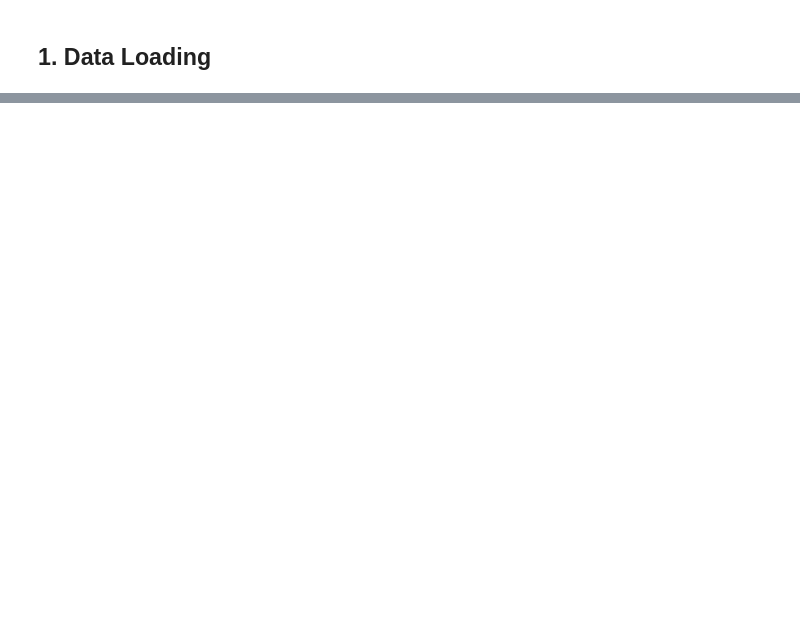
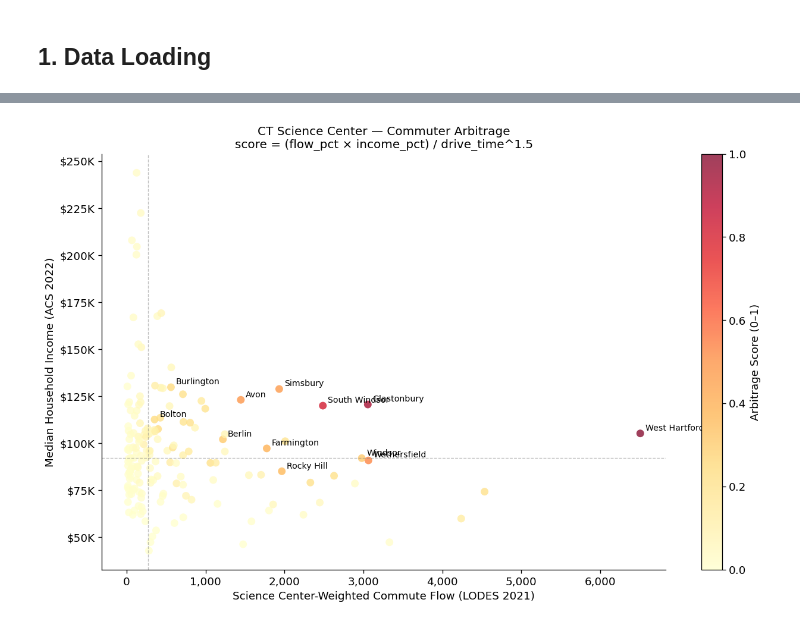
Before and after one commit to gtougs/ct-town-personas, a Jupyter notebook: posts/post_05_commuter_arbitrage.ipynb, the cells around one changed output, grey strips where cells are left out. Drawn from its saved outputs; the diff is of its cells as text; code cells hidden in the pictures; blank space fills up the shorter version.

```diff
--- a/posts/post_05_commuter_arbitrage.ipynb
+++ b/posts/post_05_commuter_arbitrage.ipynb
@@ -371,0 +459,18 @@ out_df
+# %%
+unique_rows = []
+for k in keys:
+    others = set().union(*[top15_sets[ok] for ok in keys if ok != k])
+    unique = sorted(top15_sets[k] - others)
+    unique_rows.append({
+        'attraction_key': k,
+        'display_name': ATTRACTIONS[k]['display_name'],
+        'unique_towns': ', '.join(unique) if unique else '(none)',
+        'unique_count': len(unique),
+    })
+
+unique_df = pd.DataFrame(unique_rows).sort_values('unique_count', ascending=False)
+unique_df.to_csv(COMP_DIR / 'unique_signal_towns.csv', index=False)
+
+print('Unique signal towns per attraction (towns in top-15 of ONLY this attraction):\n')
+for _, row in unique_df.iterrows():
+    print(f"  {row['display_name']:35s}  {row['unique_count']:2d}  {row['unique_towns']}")
@@ -371,0 +620,28 @@ out_df
+# %%
+sci = results['ct_science_center']
+
+plot_df = sci.dropna(subset=['median_household_income'])
+fig, ax = plt.subplots(figsize=(11, 7))
+sc = ax.scatter(
+    plot_df['weighted_flow'], plot_df['median_household_income'],
+    c=plot_df['arbitrage_score'], cmap='YlOrRd', s=60, alpha=0.75, edgecolors='none',
+)
+plt.colorbar(sc, ax=ax, label='Arbitrage Score (0–1)')
+
+for _, row in sci.dropna(subset=['median_household_income']).nlargest(12, 'arbitrage_score').iterrows():
+    ax.annotate(row['town'], (row['weighted_flow'], row['median_household_income']),
+                fontsize=8.5, xytext=(5, 3), textcoords='offset points')
+
+ax.set_xlabel('Science Center-Weighted Commute Flow (LODES 2021)')
+ax.set_ylabel('Median Household Income (ACS 2022)')
+ax.set_title('CT Science Center — Commuter Arbitrage\n'
+             'score = (flow_pct × income_pct) / drive_time^1.5', fontsize=12)
+ax.xaxis.set_major_formatter(mticker.FuncFormatter(lambda x, _: f'{int(x):,}'))
+ax.yaxis.set_major_formatter(mticker.FuncFormatter(lambda x, _: f'${int(x/1000)}K'))
+ax.axvline(plot_df['weighted_flow'].median(), color='gray', lw=0.8, ls='--', alpha=0.5)
+ax.axhline(plot_df['median_household_income'].median(), color='gray', lw=0.8, ls='--', alpha=0.5)
+plt.tight_layout()
+plt.savefig(PROCESSED / 'post05_arbitrage_scatter.png', bbox_inches='tight')
+plt.show()
+# %% [output]
+[figure, added]
```
Also changed, not shown: parts of 51 cells of this notebook, 37 other files.
